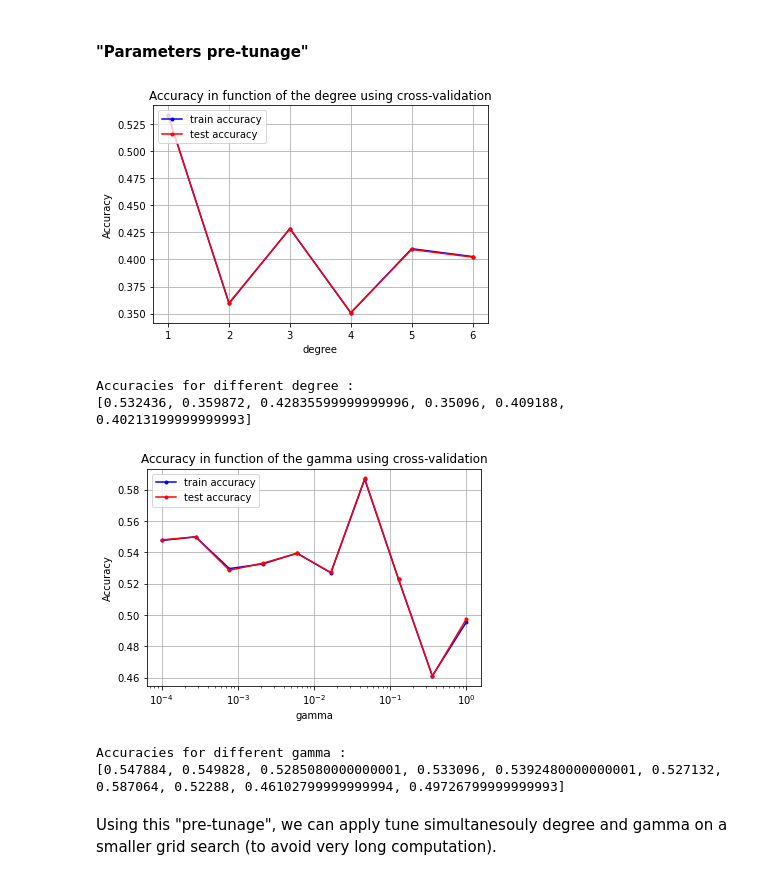
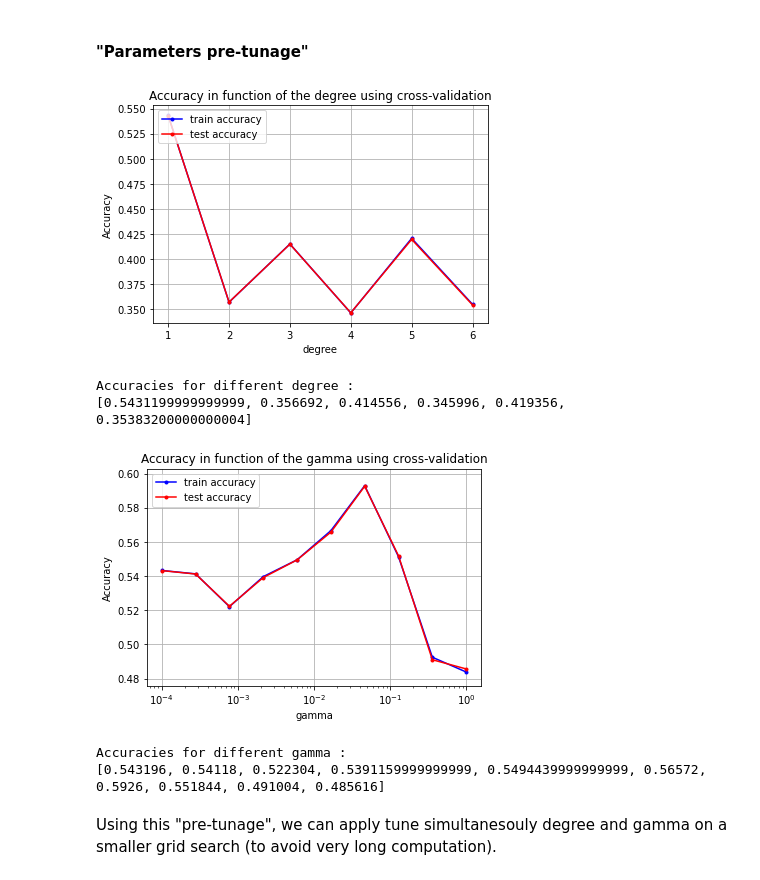
Before and after one commit to CS-433/ml-project-1-thevipers, a Jupyter notebook: Scripts/main_jet.ipynb, the cells around one changed output. Drawn from its saved outputs; the diff is of its cells as text; code cells hidden in the pictures.

```diff
--- a/Scripts/main_jet.ipynb
+++ b/Scripts/main_jet.ipynb
@@ -98,38 +98,38 @@ While the train accuracy is :  0.537352
 #### "Parameters pre-tunage"
 # %%
 #Fixed parameters :
-k_fold=5
+k_fold=4
 max_iters = 50
 batch_size = 1
 
 #Parameters to tune :
 degrees = 1+np.arange(6)
 gamma=1e-9
 
 best_degree, acc_te_deg, acc_tr_deg = tune_best_one(y, tX, k_fold, least_squares_SGD, seed=seed, params=degrees, gamma=gamma, batch_size=batch_size, max_iters=max_iters, name='degree', jet=True)
 
 CV_param_plot(degrees, acc_tr_deg, acc_te_deg, name_param="degree")
 
 print("Accuracies for different degree :")
 print(acc_te_deg)
 
 #Parameters to tune :
 degree = best_degree
 gammas=np.logspace(-4, 0, 10)
 
 best_gam, acc_te_gam, acc_tr_gam = tune_best_one(y, tX, k_fold, least_squares_SGD, seed=seed, params=gammas, degree=degree, max_iters=max_iters, batch_size=batch_size, name='gamma', jet=True)
 
 CV_param_plot(gammas, acc_tr_gam, acc_te_gam, name_param="gamma")
 
 print("Accuracies for different gamma :")
 print(acc_te_gam)
 # %% [output]
-[figure, old version]
+[figure, new version]
 Accuracies for different degree :
-[0.532436, 0.359872, 0.42835599999999996, 0.35096, 0.409188, 0.40213199999999993]
+[0.5431199999999999, 0.356692, 0.414556, 0.345996, 0.419356, 0.35383200000000004]
-[figure, old version]
+[figure, new version]
 Accuracies for different gamma :
-[0.547884, 0.549828, 0.5285080000000001, 0.533096, 0.5392480000000001, 0.527132, 0.587064, 0.52288, 0.46102799999999994, 0.49726799999999993]
+[0.543196, 0.54118, 0.522304, 0.5391159999999999, 0.5494439999999999, 0.56572, 0.5926, 0.551844, 0.491004, 0.485616]
 # %% [markdown]
 Using this "pre-tunage", we can apply tune simultanesouly degree and gamma on a smaller grid search (to avoid very long computation).
 # %%
```
Also changed, not shown: parts of 13 cells of this notebook.
